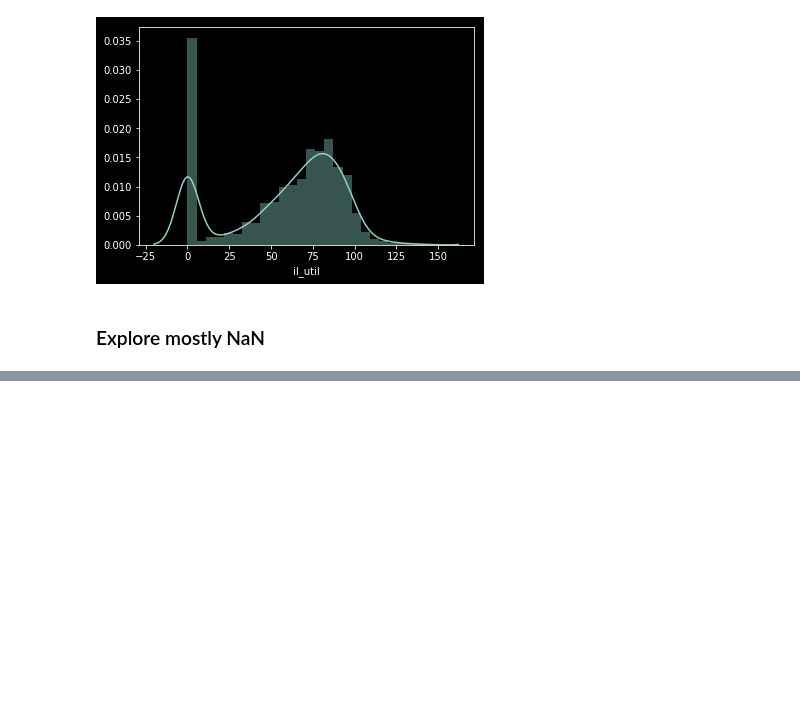
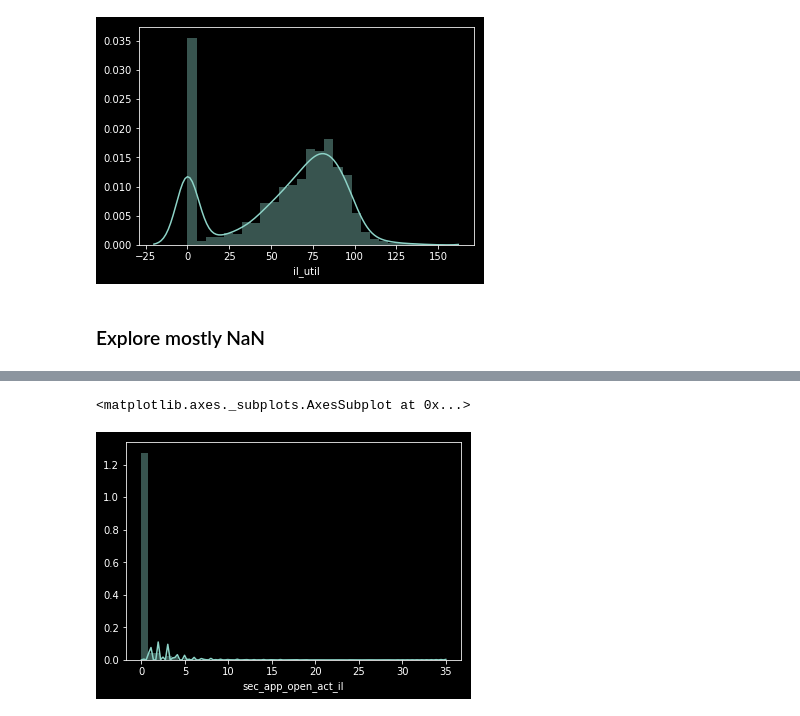
Before and after one commit to peytonrunyan/loans, a Jupyter notebook: loan_trees.ipynb, the cells around one changed output, grey strips where cells are left out. Cells and saved outputs as stored; diff of their text form; code cells hidden in the pictures; blank space fills up the shorter version.

```diff
--- a/loan_trees.ipynb
+++ b/loan_trees.ipynb
@@ -224,0 +235,5 @@ df.sec_app_open_act_il.value_counts()
+# %%
+sns.distplot(df.sec_app_open_act_il.fillna(0))
+# %% [output]
+<matplotlib.axes._subplots.AxesSubplot at 0x...>
+[figure, added]
```
Also changed, not shown: parts of 10 cells of this notebook.
